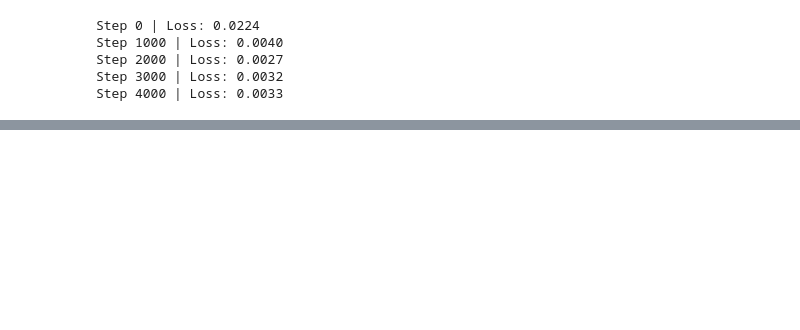
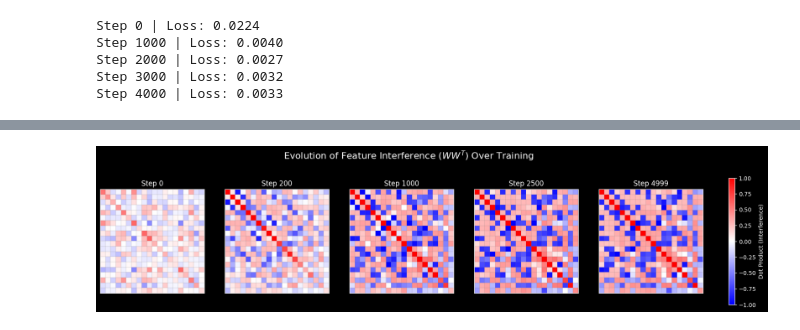
Before and after one commit to rashomon-gh/toy-model-superposition, a Jupyter notebook: notebooks/superposition.ipynb, the cells around one changed output, grey strips where cells are left out. Cells and saved outputs as stored; diff of their text form; code cells hidden in the pictures; blank space fills up the shorter version.

Commit message:
interference over time

```diff
--- a/notebooks/superposition.ipynb
+++ b/notebooks/superposition.ipynb
@@ -22,0 +25,2 @@ visualize_interference(trained_state)
+# %%
+trained_state, weight_history = train_toy_model_with_history(num_features=20, hidden_dim=5, sparsity=0.99, steps=5000)
@@ -22,0 +33,4 @@ visualize_interference(trained_state)
+# %%
+visualize_interference_over_time(weight_history)
+# %% [output]
+[figure, added]
```
Also changed, not shown: parts of 4 cells of this notebook, 2 other files.
